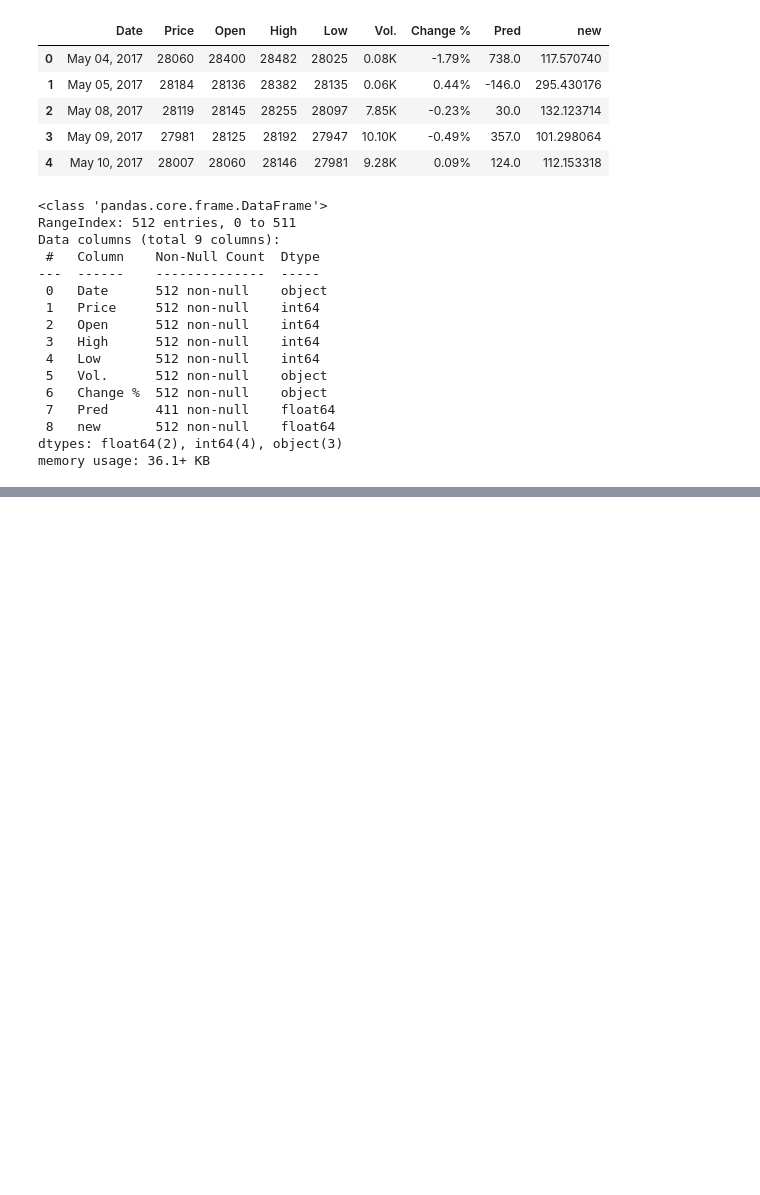
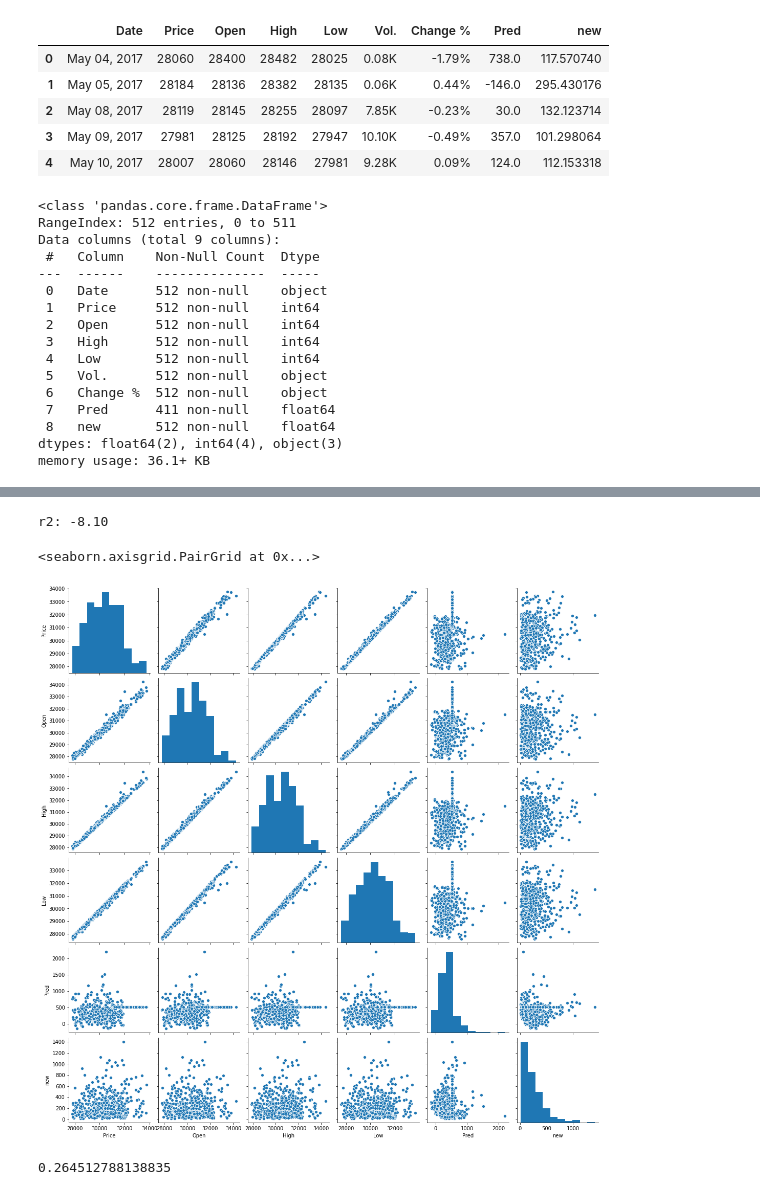
Before and after one commit to aravindh698/rep2, a Jupyter notebook: week3.ipynb, the cells around one changed output, grey strips where cells are left out. Drawn from its saved outputs; the diff is of its cells as text; code cells hidden in the pictures; blank space fills up the shorter version.

```diff
--- a/week3.ipynb
+++ b/week3.ipynb
@@ -79,0 +111,15 @@ print('intercept',regr.intercept_)
+# %%
+from sklearn.metrics import r2_score
+print("r2: % .2f"% r2_score(test_y_,test_y))
+# %% [output]
+r2: -8.10
+# %%
+import seaborn as sns
+sns.pairplot(df)
+# %% [output]
+<seaborn.axisgrid.PairGrid at 0x...>
+[figure, added]
+# %%
+df['Open'].corr(df['Pred'])
+# %% [output]
+0.264512788138835
```
Also changed, not shown: parts of 7 cells of this notebook.
